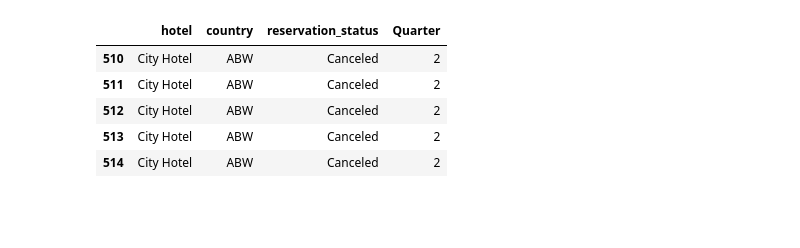
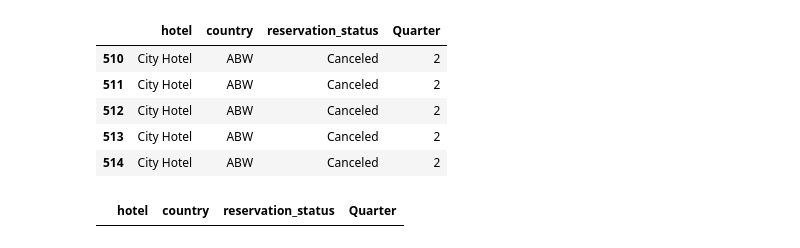
Before and after one commit to sharozraees802/data-ware-housing, a Jupyter notebook: Code/datawarehouseproject.ipynb, the cells around one changed output. Saved outputs shown, nothing was run; the diff lists cells and outputs as text; code cells hidden in the pictures; blank space fills up the shorter version.

```diff
--- a/Code/datawarehouseproject.ipynb
+++ b/Code/datawarehouseproject.ipynb
@@ -387,7 +387,7 @@ sub_stat_date_Qtr.head()
 # %%
 sub_stat_date_Qtr = sub_stat_date_Qtr[["hotel" , "country" ,"reservation_status" ,'Quarter']]
 # %%
-sub_stat_date_Qtr = sub_stat_date_Qtr[sub_stat_date_Qtr.Quarter == 2]
+sub_stat_date_Qtr = sub_stat_date_Qtr[(sub_stat_date_Qtr.Quarter == 2) & (sub_stat_date_Qtr.reservation_status == "Canceled") ]
 # %%
 sub_stat_date_Qtr.head()
 # %% [output]
@@ -397,3 +397,9 @@ sub_stat_date_Qtr.head()
 | 512 | City Hotel | ABW | Canceled | 2 |
 | 513 | City Hotel | ABW | Canceled | 2 |
 | 514 | City Hotel | ABW | Canceled | 2 |
+# %%
+sub_stat_date_Qtr = sub_stat_date_Qtr[(sub_stat_date_Qtr.Quarter == 2) & (sub_stat_date_Qtr.reservation_status == "Check-Out") ]
+# %%
+sub_stat_date_Qtr.head()
+# %% [output]
+|  | hotel | country | reservation_status | Quarter |
```
